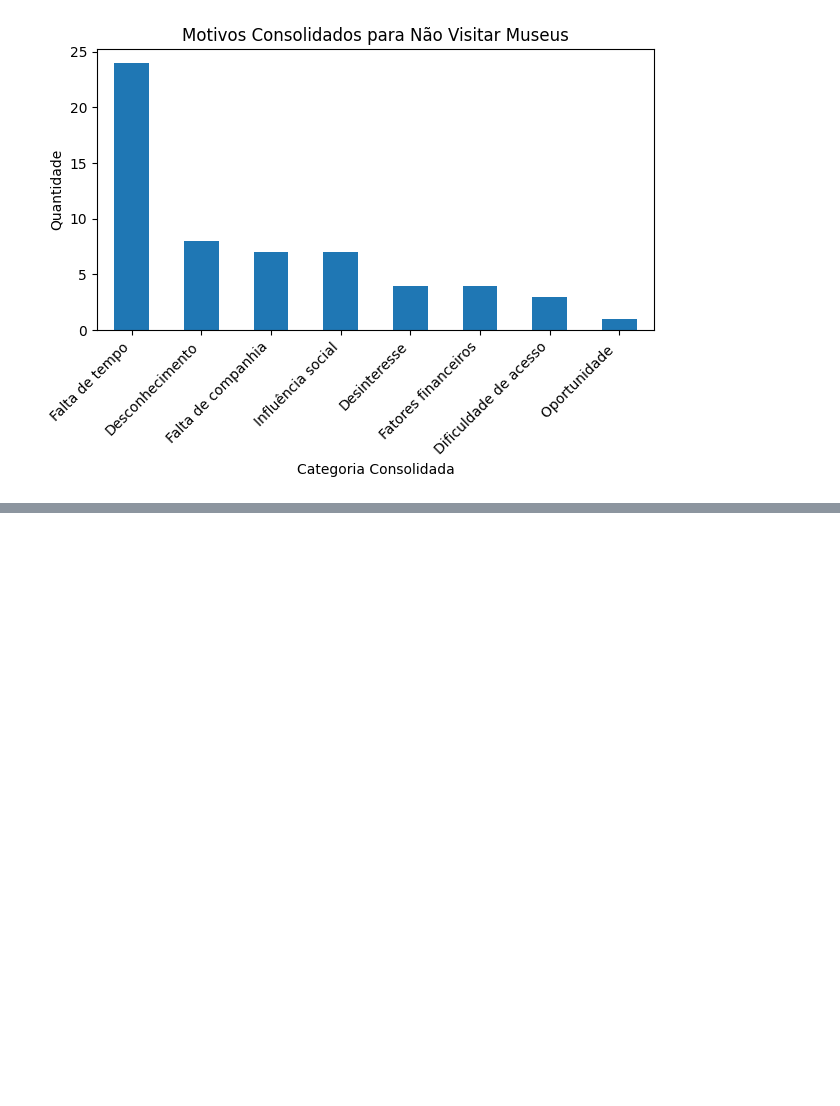
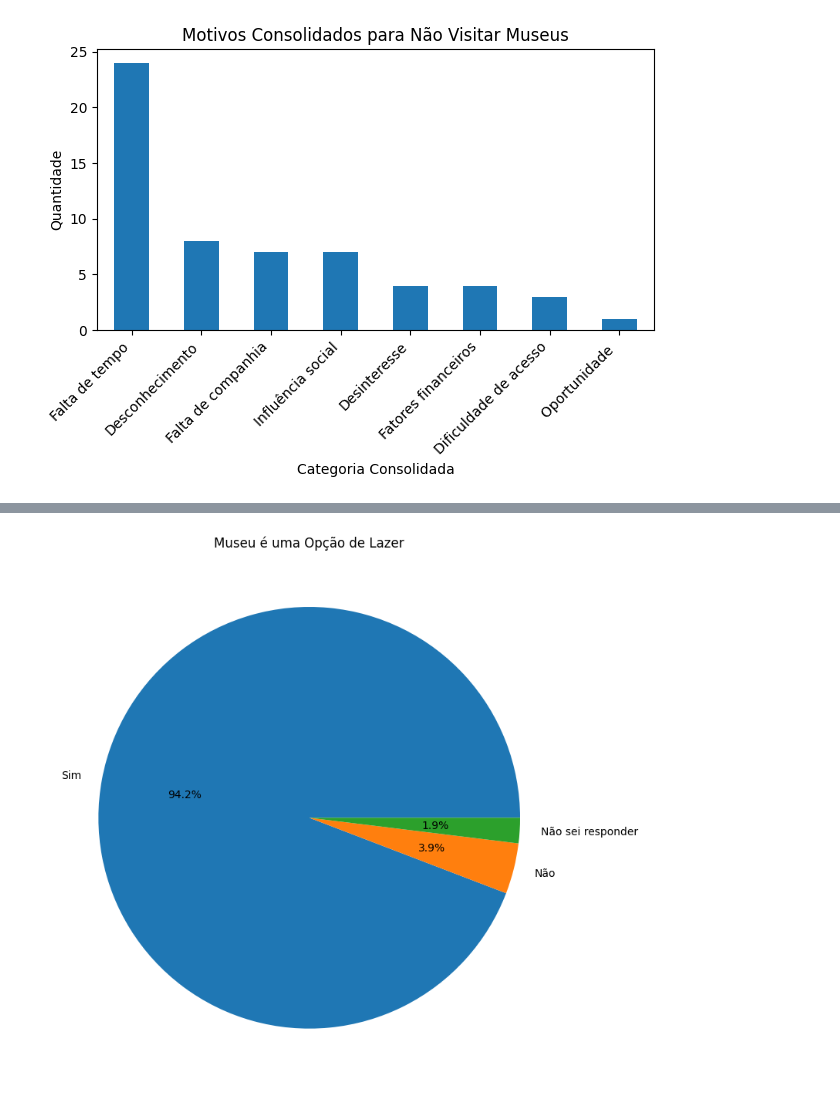
Before and after one commit to brunasaturnino/Usu-rios, a Jupyter notebook: graficos.ipynb, the cells around one changed output, grey strips where cells are left out. Cells and saved outputs as stored; diff of their text form; code cells hidden in the pictures; blank space fills up the shorter version.

```diff
--- a/graficos.ipynb
+++ b/graficos.ipynb
@@ -361,0 +294,12 @@ plt.show()
+# %%
+# Contar respostas sobre museu como opção de lazer
+lazer_opcao = data['Você_considera_que_uma_visita_ao_Museu_é_uma_opção_de_lazer_para_passar_tempo_com_a_família_ou_amigos'].value_counts()
+
+# Criar gráfico de pizza
+lazer_opcao.plot(kind='pie', autopct='%1.1f%%', figsize=(8, 8))
+plt.title('Museu é uma Opção de Lazer')
+plt.ylabel('')
+plt.tight_layout()
+plt.show()
+# %% [output]
+[figure, added]
```
Also changed, not shown: parts of 12 cells of this notebook.
